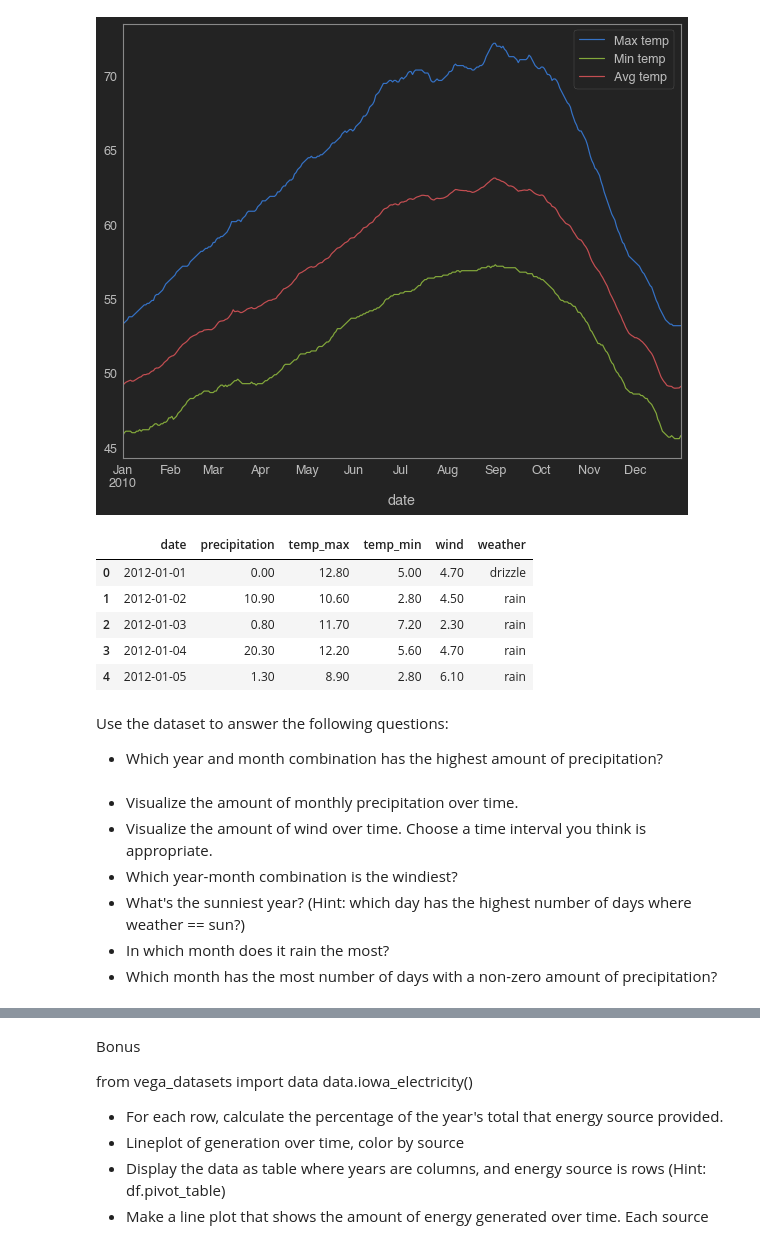
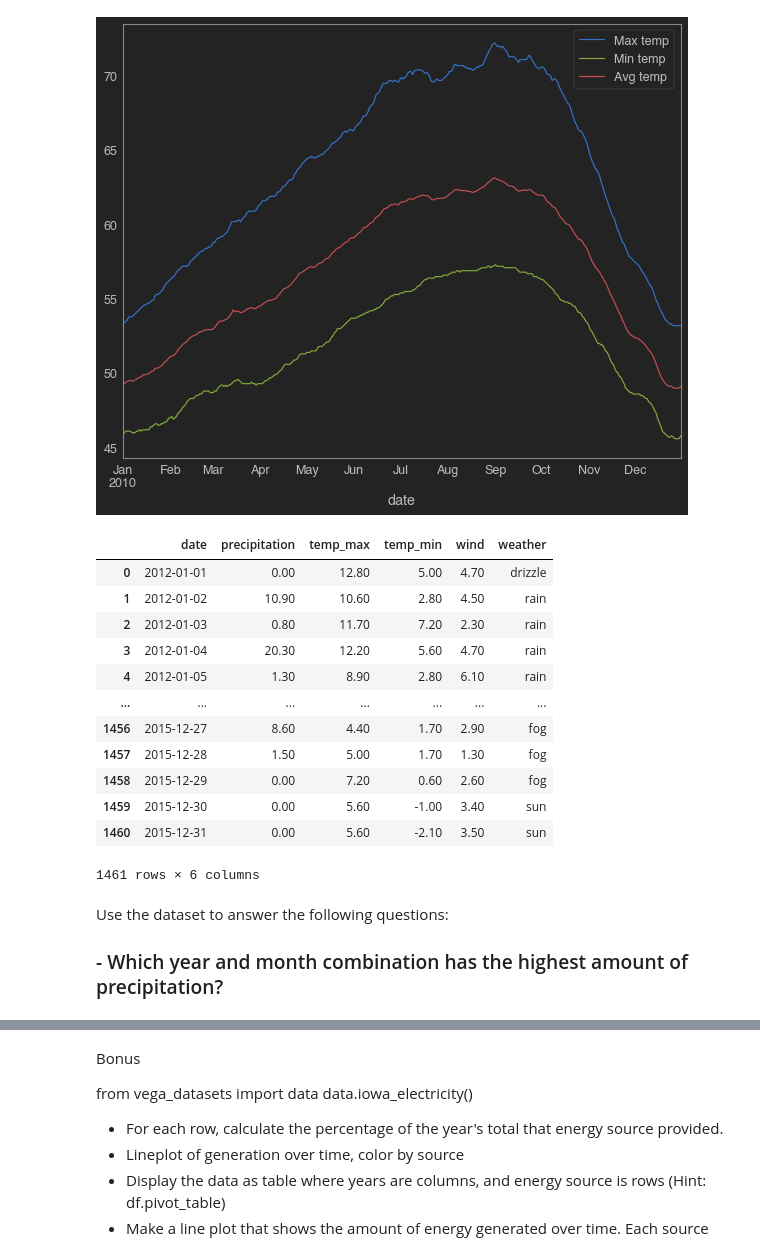
Before and after one commit to Ken-Alviola/time-series-exercises, a Jupyter notebook: datetime_exercises.ipynb, the cells around one changed output, grey strips where cells are left out. Drawn from its saved outputs; the diff is of its cells as text; code cells hidden in the pictures.

```diff
--- a/datetime_exercises.ipynb
+++ b/datetime_exercises.ipynb
@@ -224,22 +224,22 @@ plt.legend()
 [figure]
 # %%
 seattle = data.seattle_weather()
-seattle.head()
+seattle
 # %% [output]
 |  | date | precipitation | temp_max | temp_min | wind | weather |
 | 0 | 2012-01-01 | 0.00 | 12.80 | 5.00 | 4.70 | drizzle |
 | 1 | 2012-01-02 | 10.90 | 10.60 | 2.80 | 4.50 | rain |
 | 2 | 2012-01-03 | 0.80 | 11.70 | 7.20 | 2.30 | rain |
 | 3 | 2012-01-04 | 20.30 | 12.20 | 5.60 | 4.70 | rain |
 | 4 | 2012-01-05 | 1.30 | 8.90 | 2.80 | 6.10 | rain |
+| ... | ... | ... | ... | ... | ... | ... |
+| 1456 | 2015-12-27 | 8.60 | 4.40 | 1.70 | 2.90 | fog |
+| 1457 | 2015-12-28 | 1.50 | 5.00 | 1.70 | 1.30 | fog |
+| 1458 | 2015-12-29 | 0.00 | 7.20 | 0.60 | 2.60 | fog |
+| 1459 | 2015-12-30 | 0.00 | 5.60 | -1.00 | 3.40 | sun |
+| 1460 | 2015-12-31 | 0.00 | 5.60 | -2.10 | 3.50 | sun |
+1461 rows × 6 columns
 # %% [markdown]
 Use the dataset to answer the following questions:
 
-- Which year and month combination has the highest amount of precipitation?
+### - Which year and month combination has the highest amount of precipitation?
-# %% [markdown]
-- Visualize the amount of monthly precipitation over time.
-- Visualize the amount of wind over time. Choose a time interval you think is appropriate.
-- Which year-month combination is the windiest?
-- What's the sunniest year? (Hint: which day has the highest number of days where weather == sun?)
-- In which month does it rain the most?
-- Which month has the most number of days with a non-zero amount of precipitation?
```
Also changed, not shown: parts of 42 cells of this notebook.
